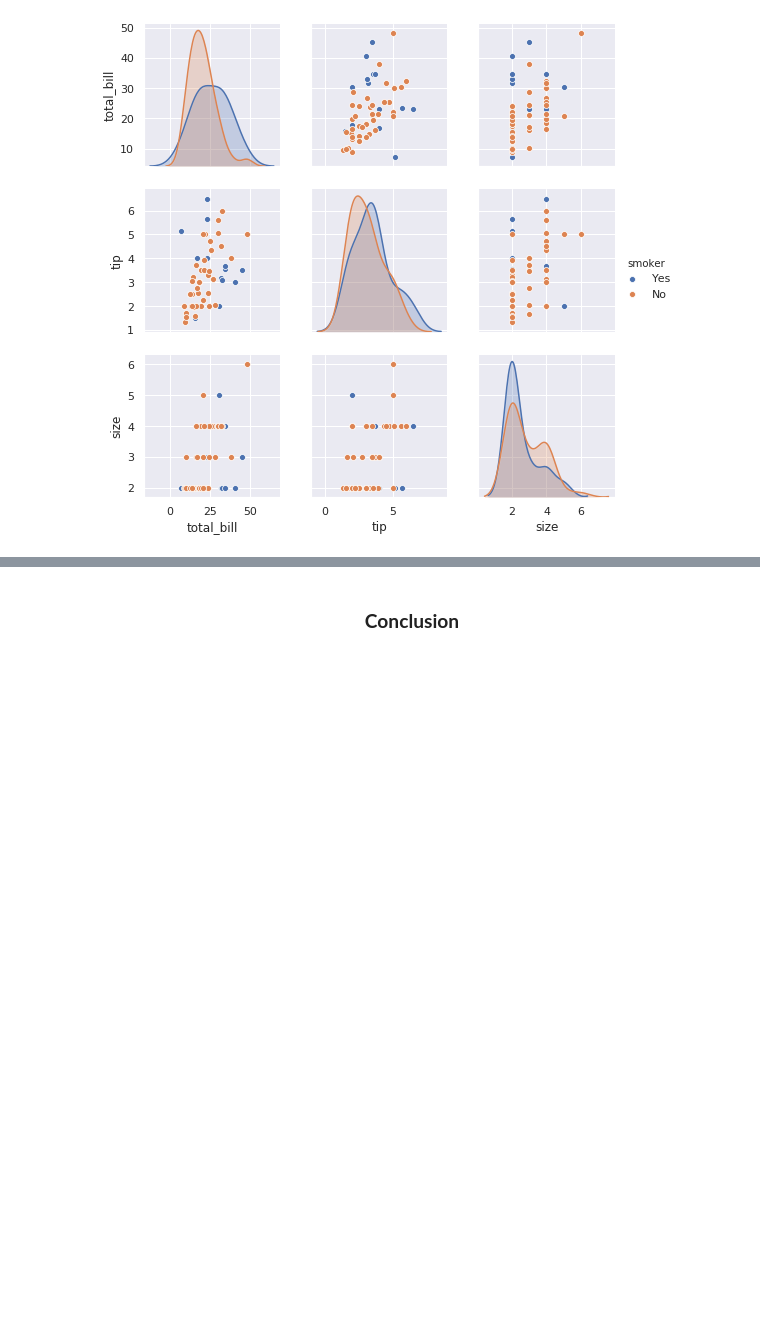
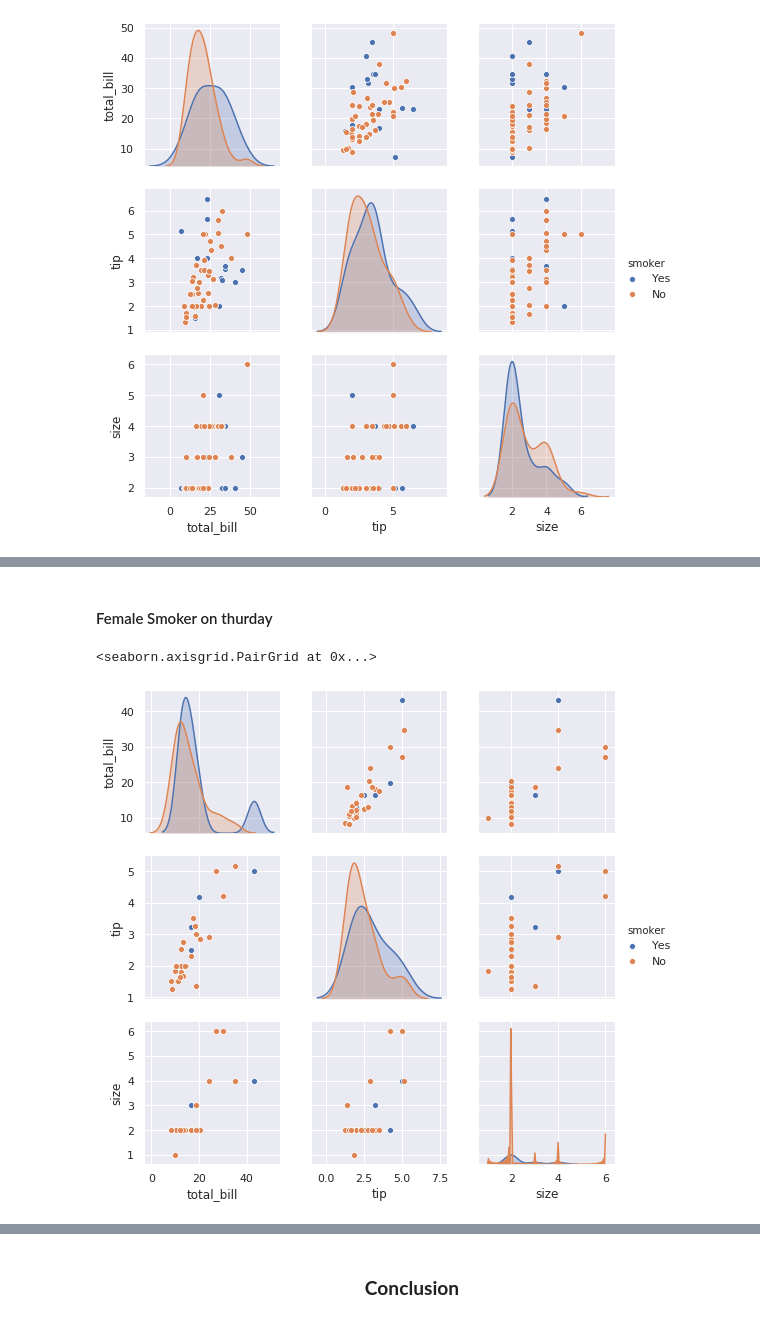
Before and after one commit to neadie/FundamentalsOfDataAnalysisProject, a Jupyter notebook: DataAnalyticsFundamentals.ipynb, the cells around one changed output, grey strips where cells are left out. Saved outputs shown, nothing was run; the diff lists cells and outputs as text; code cells hidden in the pictures; blank space fills up the shorter version.

```diff
--- a/DataAnalyticsFundamentals.ipynb
+++ b/DataAnalyticsFundamentals.ipynb
@@ -907,0 +912,7 @@ Accuracy: 0.7222222222222222
+# %% [markdown]
+#### Female Smoker on thurday
+# %%
+sns.pairplot((tips.loc[(tips.loc[:,'sex']== 'Female')  & (tips.loc[:,'day'] == 'Thur')]), hue='smoker')
+# %% [output]
+<seaborn.axisgrid.PairGrid at 0x...>
+[figure, added]
```
Also changed, not shown: parts of 18 cells of this notebook.
